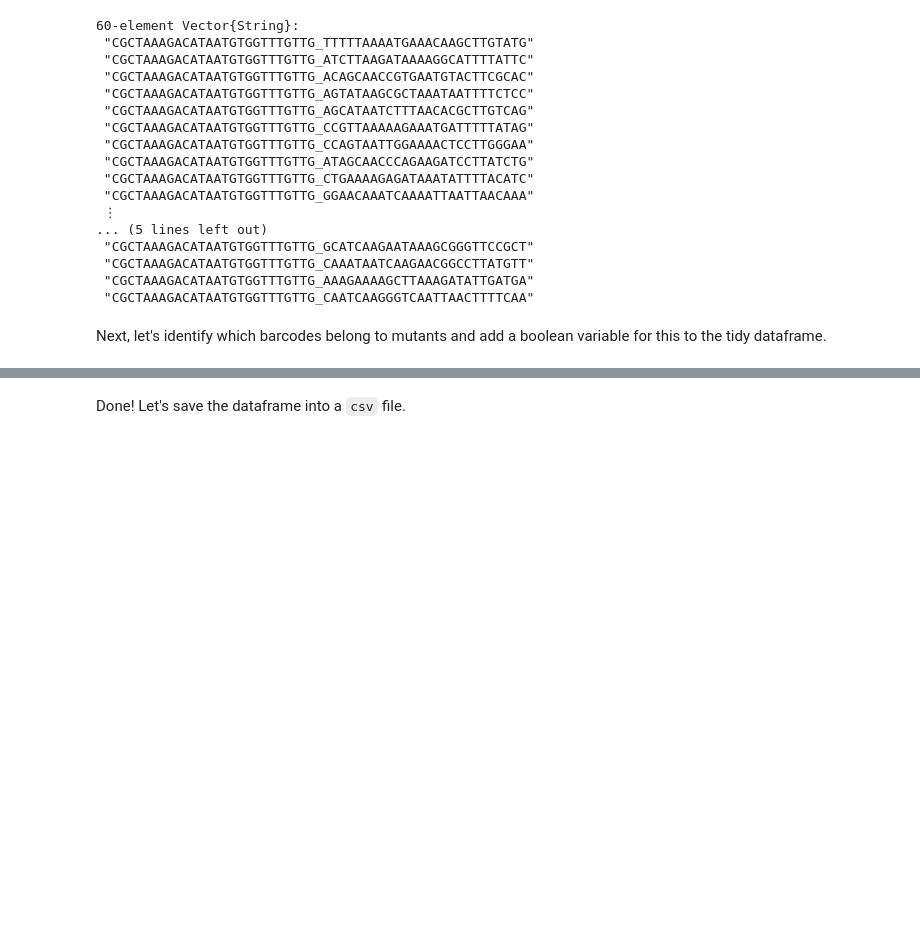
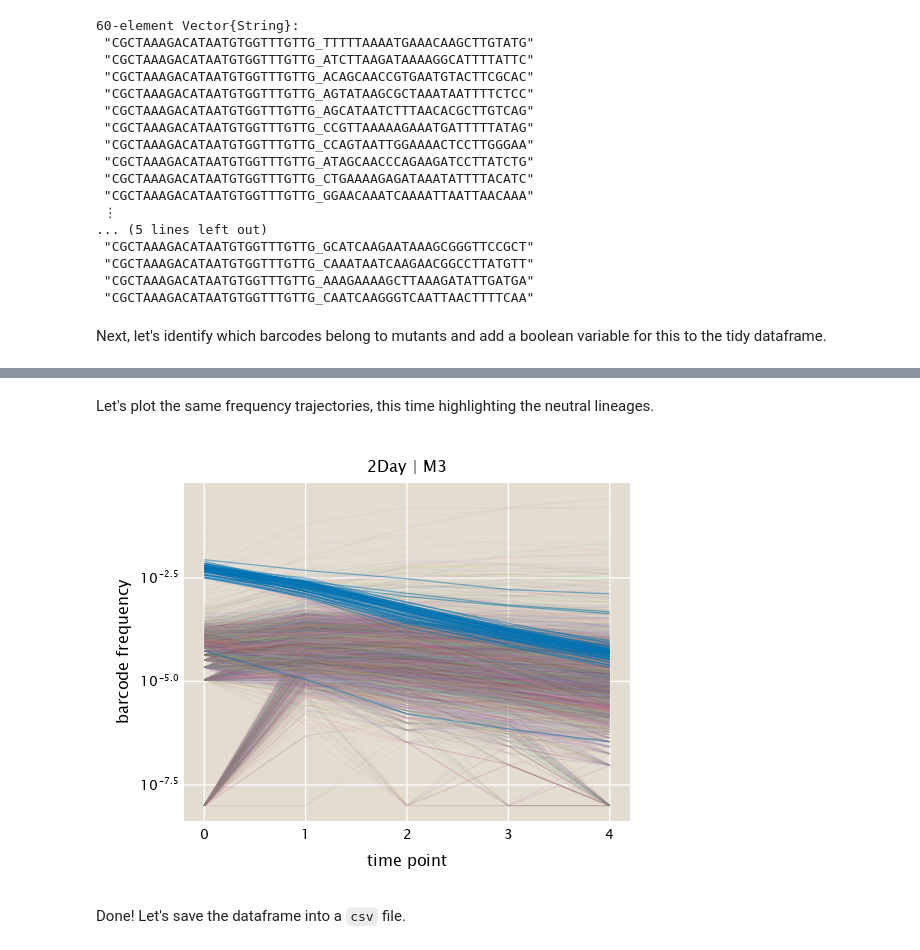
Before and after one commit to mrazomej/bayesian_fitness, a Jupyter notebook: code/exploratory/bigbatch_data_wrangling.ipynb, the cells around one changed output, grey strips where cells are left out. Cells and saved outputs as stored; diff of their text form; code cells hidden in the pictures; blank space fills up the shorter version.

```diff
--- a/code/exploratory/bigbatch_data_wrangling.ipynb
+++ b/code/exploratory/bigbatch_data_wrangling.ipynb
@@ -379,6 +373,78 @@ first(df_tidy, 5)
 | 3 | 2 | ATGGGAACACGGAATGATCTTTTATTGACAGAA... | GACAGAAAAGCCAAATGGATTTACCG_ATGGGA... | GACAGAAAAGCCAAATGGATTTACCG | ATGGGAACACGGAATGATCTTTTATT | 2 | ATGGGAACACGGAATGATCTTTTATTGACAGAA... | ... |
 | 4 | 3 | TACTAAATAAGTAAGGGAATTCTGTTCCAACAA... | CCAACAAAACACAAATCTGTTGTGTA_TACTAA... | CCAACAAAACACAAATCTGTTGTGTA | TACTAAATAAGTAAGGGAATTCTGTT | 3 | TACTAAATAAGTAAGGGAATTCTGTTCCAACAA... | ... |
 | 5 | 4 | ATGACAAACTTTAAATAATTTAATTGTATCGAA... | TATCGAAACCCAAAGAGATTTAATCG_ATGACA... | TATCGAAACCCAAAGAGATTTAATCG | ATGACAAACTTTAAATAATTTAATTG | 4 | ATGACAAACTTTAAATAATTTAATTGTATCGAA... | ... |
+# %% [markdown]
+Let's plot the same frequency trajectories, this time highlighting the neutral
+lineages.
+# %%
+# Define information for data to extract
+# Define batch
+batch = "Batch4"
+hub = "2Day"
+perturbation = "M3"
+rep = "R1"
+
+# Extract data. Note: The time T0 is common to all perturbations, thus, it must
+# be extracted separately as a second condition.
+data = df_tidy[
+        (df_tidy.hub .== hub) .&
+        (df_tidy.batch .== batch) .&
+        (
+            (df_tidy.perturbation .== perturbation) .|
+            (df_tidy.perturbation .== "None")
+        ) .&
+        (
+            (df_tidy.rep .== rep) .|
+            (df_tidy.rep .== "R0")
+        )
+    ,
+:]
+
+# Extract total counts per barcode
+count_total = [sum(d.count) for d in DF.groupby(data, :time)]
+
+# Initialize figure
+fig = Figure(resolution=(550, 450))
+
+# Add axis
+ax = Axis(
+    fig[1, 1],
+    xlabel="time point",
+    ylabel="barcode frequency",
+    yscale=log10,
+    title="$(hub) | $(perturbation)"
+)
+
+# Define color palette
+colors = ColorSchemes.glasbey_hv_n256
+
+# group data by barcode
+data_group = DF.groupby(data[.!data.neutral, :], :barcode)
+# Loop through trajectories
+for bc in data_group
+    # Plot trajectory
+    lines!(
+        bc.time,
+        bc.count ./ count_total .+ 1E-8,
+        color=(colors[StatsBase.sample(1:length(colors))], 0.05)
+    )
+end # for
+
+# group neutral barcodes by barcode
+data_group = DF.groupby(data[data.neutral, :], :barcode)
+# Loop through trajectories
+for bc in data_group
+    # Plot trajectory
+    lines!(
+        bc.time,
+        bc.count ./ count_total .+ 1E-8,
+        color=(ColorSchemes.seaborn_colorblind[1], 0.5)
+    )
+end # for
+
+fig
+# %% [output]
+[figure, added]
 # %% [markdown]
 Done! Let's save the dataframe into a `csv` file.
 # %%
```
Also changed, not shown: parts of 4 cells of this notebook.
